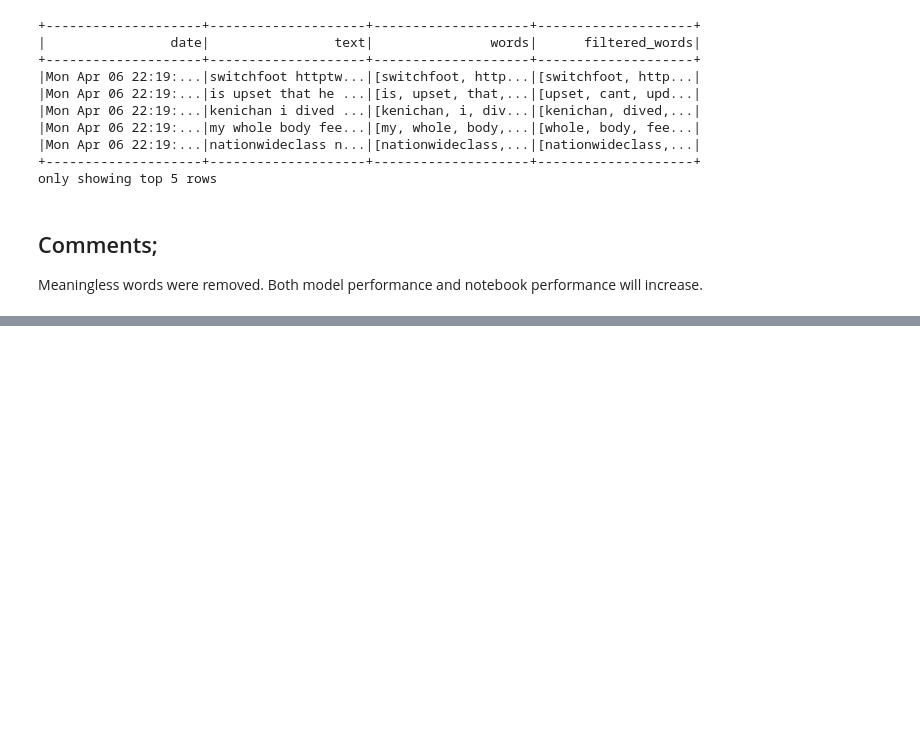
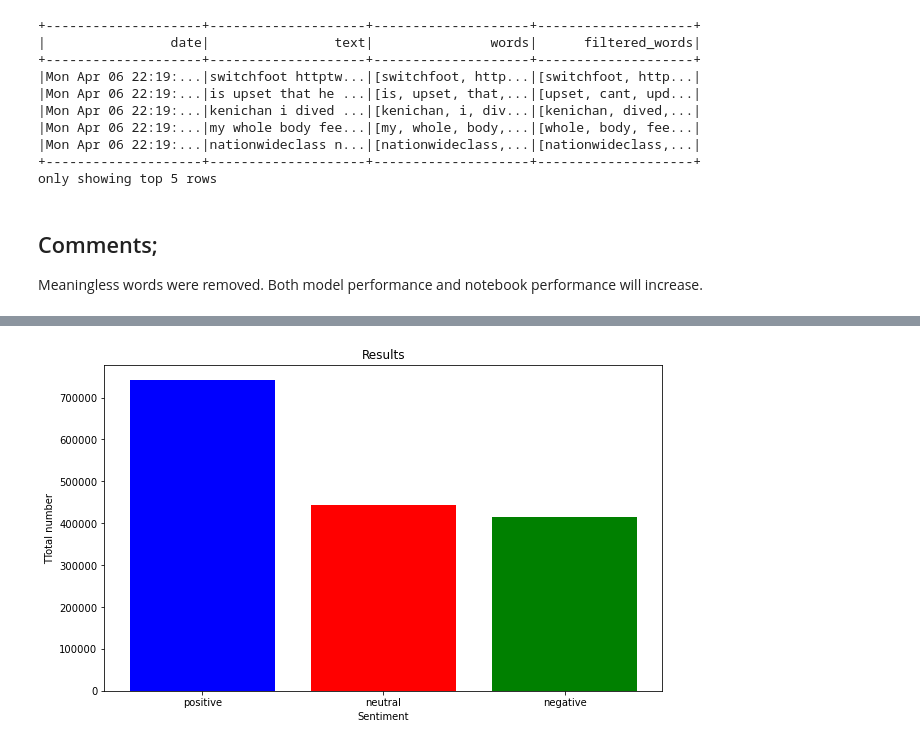
Before and after one commit to Grkmcu44/TwitterData, a Jupyter notebook: Untitled2.ipynb, the cells around one changed output, grey strips where cells are left out. Drawn from its saved outputs; the diff is of its cells as text; code cells hidden in the pictures; blank space fills up the shorter version.

```diff
--- a/Untitled2.ipynb
+++ b/Untitled2.ipynb
@@ -216,0 +380,20 @@ Meaningless words were removed. Both model performance and notebook performance
+# %%
+# Dfunction for sentimental analysis
+def get_sentiment(text):
+    score = sia.polarity_scores(text)
+    if score['compound'] >= 0.05:
+        return "positive"
+    elif score['compound'] <= -0.05:
+        return "negative"
+    else:
+        return "neutral"
+
+def get_sentiment_score(text):
+    return sia.polarity_scores(text)['compound']
+
+sentiment_udf = udf(get_sentiment, StringType())
+sentiment_score_udf = udf(get_sentiment_score, FloatType())
+
+# Add result as columns
+df2 = df.withColumn("sentiment", sentiment_udf(df["text"]))
+df2 = df2.withColumn("sentiment_score", sentiment_score_udf(df["text"]))
@@ -216,0 +415,20 @@ Meaningless words were removed. Both model performance and notebook performance
+# %%
+#calculate sentiment
+sentiment_counts = df2.groupBy("sentiment").count().collect()
+sentiment_dict = {row['sentiment']: row['count'] for row in sentiment_counts}
+# %%
+import matplotlib.pyplot as plt
+
+
+labels = list(sentiment_dict.keys())
+values = list(sentiment_dict.values())
+
+#graph
+plt.figure(figsize=(10, 6))
+plt.bar(labels, values, color=['blue', 'red', 'green'])
+plt.xlabel('Sentiment')
+plt.ylabel('TTotal number')
+plt.title('Results')
+plt.show()
+# %% [output]
+[figure, added]
```
Also changed, not shown: parts of 30 cells of this notebook.
